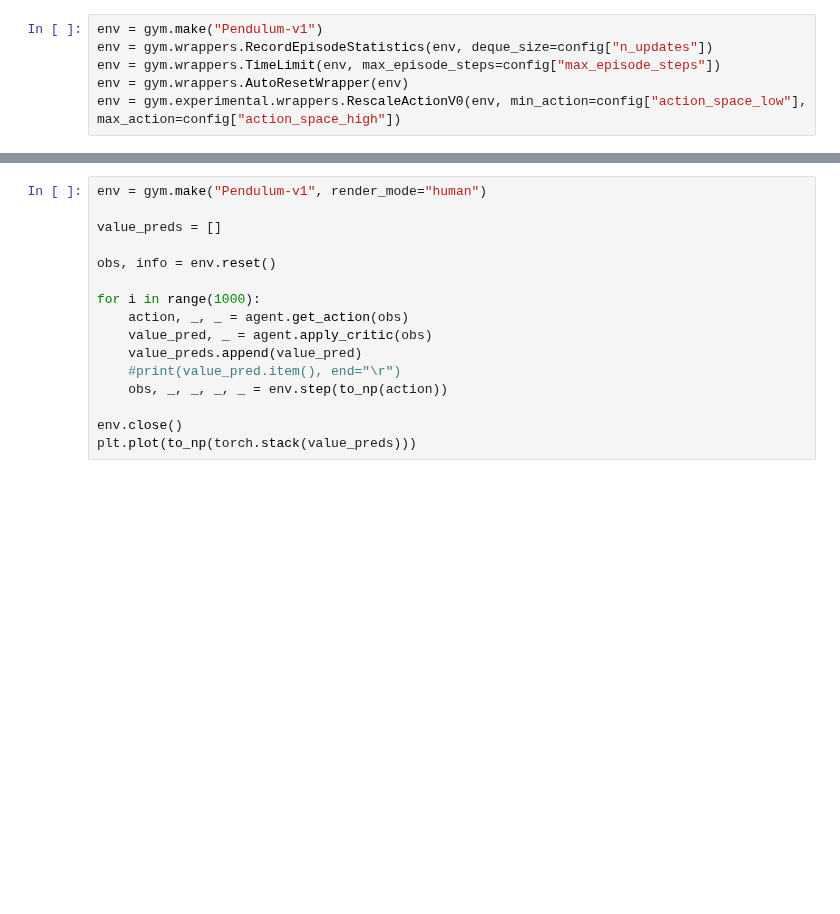
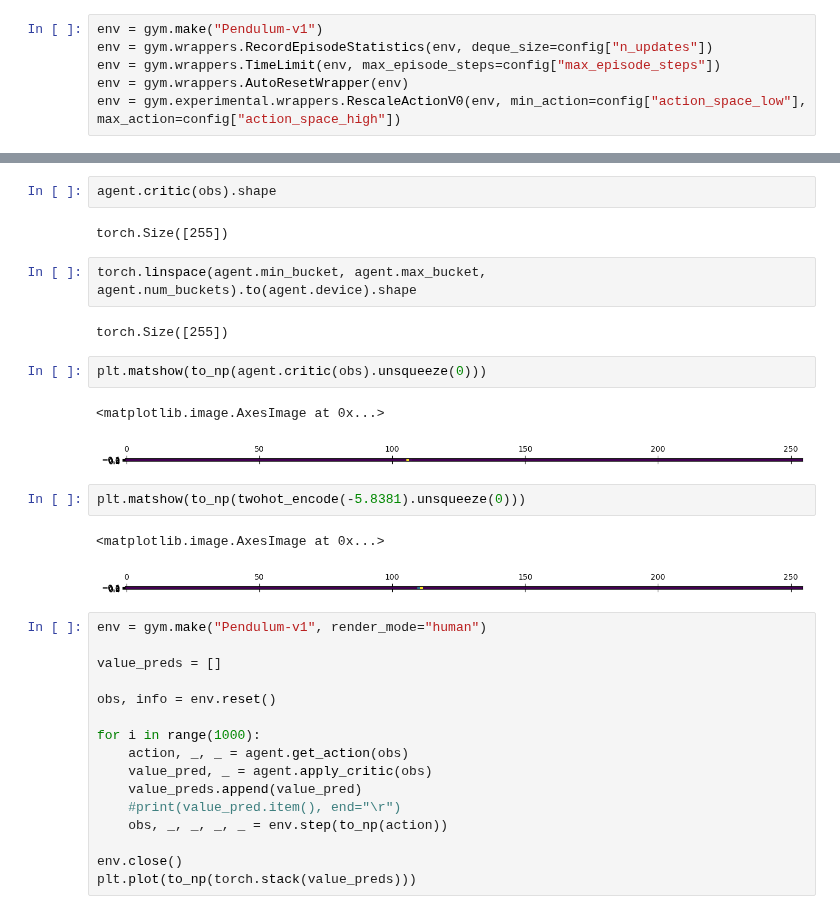
Before and after one commit to till2/self-driving-car, a Jupyter notebook: AC_Testing.ipynb, the cells around one changed output, grey strips where cells are left out. Saved outputs shown, nothing was run; the diff lists cells and outputs as text; blank space fills up the shorter version.

Commit message:
distributional critic (two-hot symlog returns) works. Tested it in the discrete actor critic

```diff
--- a/AC_Testing.ipynb
+++ b/AC_Testing.ipynb
@@ -224,3 +254,21 @@ KeyboardInterrupt:
+# %%
+agent.critic(obs).shape
+# %% [output]
+torch.Size([255])
+# %%
+torch.linspace(agent.min_bucket, agent.max_bucket, agent.num_buckets).to(agent.device).shape
+# %% [output]
+torch.Size([255])
+# %%
+plt.matshow(to_np(agent.critic(obs).unsqueeze(0)))
+# %% [output]
+<matplotlib.image.AxesImage at 0x...>
+[figure, added]
+# %%
+plt.matshow(to_np(twohot_encode(-5.8381).unsqueeze(0)))
+# %% [output]
+<matplotlib.image.AxesImage at 0x...>
+[figure, added]
 # %%
 env = gym.make("Pendulum-v1", render_mode="human")
 
```
Also changed, not shown: parts of 8 cells of this notebook, 3 other files.
